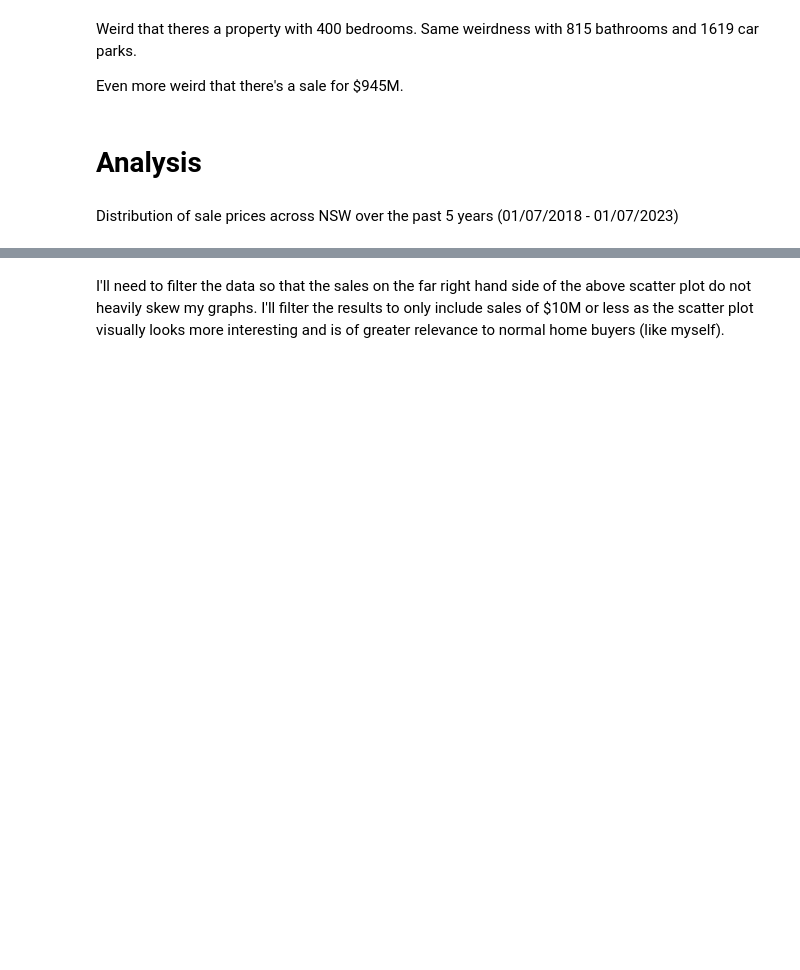
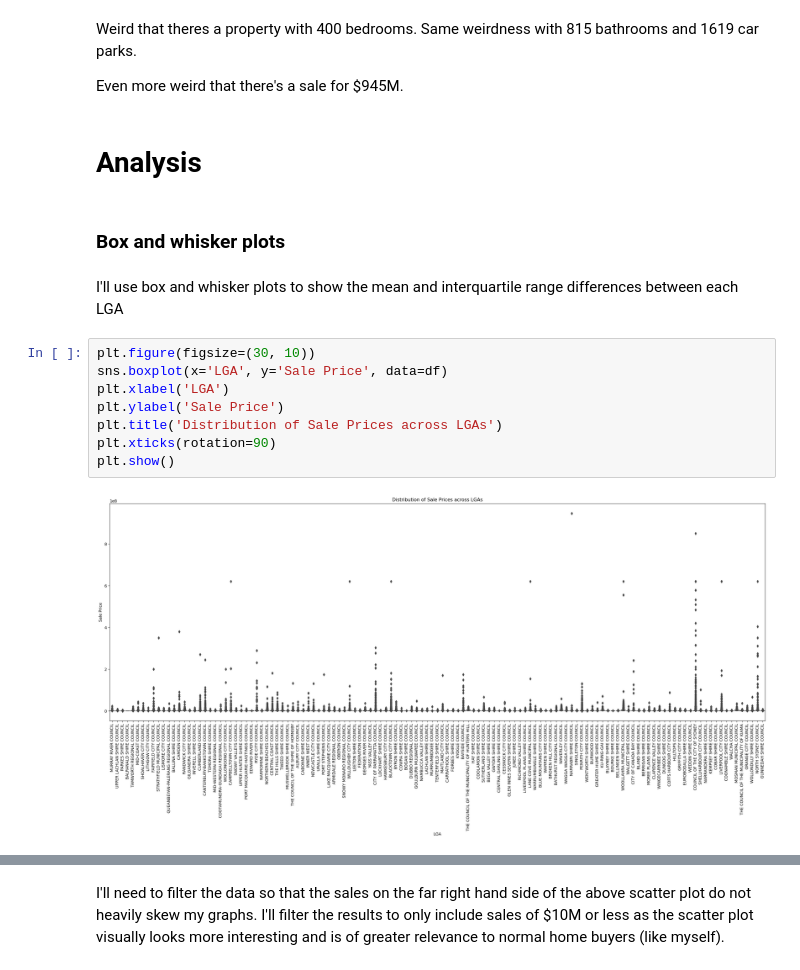
Before and after one commit to eternalBackPain/NSW-Property-Data, a Jupyter notebook: analysis.ipynb, the cells around one changed output, grey strips where cells are left out. Cells and saved outputs as stored; diff of their text form; blank space fills up the shorter version.

```diff
--- a/analysis.ipynb
+++ b/analysis.ipynb
@@ -146,5 +147,17 @@ Weird that theres a property with 400 bedrooms. Same weirdness with 815 bathroom
 Even more weird that there's a sale for $945M.
 # %% [markdown]
 # Analysis
-# %% [markdown]
-Distribution of sale prices across NSW over the past 5 years (01/07/2018 - 01/07/2023)
+# %% [markdown]
+### Box and whisker plots
+# %% [markdown]
+I'll use box and whisker plots to show the mean and interquartile range differences between each LGA
+# %%
+plt.figure(figsize=(30, 10))
+sns.boxplot(x='LGA', y='Sale Price', data=df)
+plt.xlabel('LGA')
+plt.ylabel('Sale Price')
+plt.title('Distribution of Sale Prices across LGAs')
+plt.xticks(rotation=90)
+plt.show()
+# %% [output]
+[figure, added]
```
Also changed, not shown: parts of 20 cells of this notebook.
